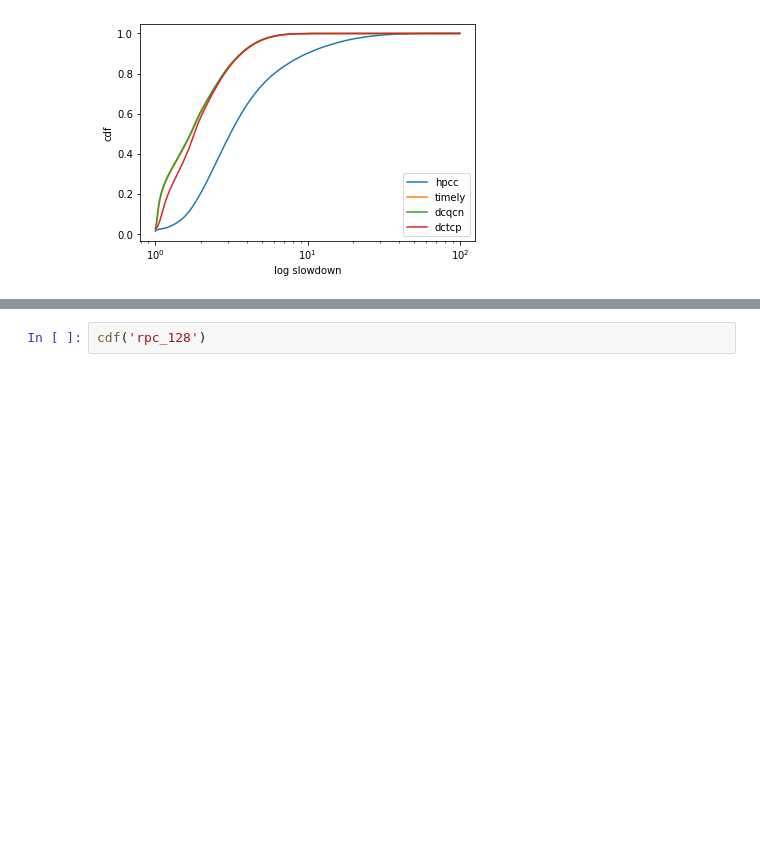
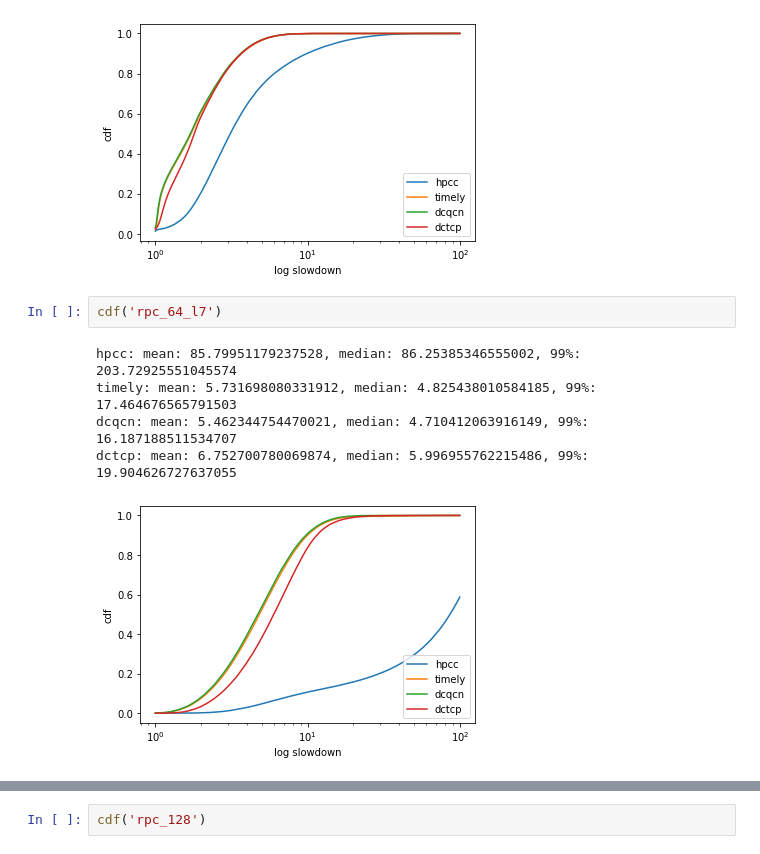
Before and after one commit to sakshamagarwals/High-Precision-Congestion-Control, a Jupyter notebook: visualizations/slowdown.ipynb, the cells around one changed output, grey strips where cells are left out. Saved outputs shown, nothing was run; the diff lists cells and outputs as text; blank space fills up the shorter version.

```diff
--- a/visualizations/slowdown.ipynb
+++ b/visualizations/slowdown.ipynb
@@ -158,3 +166,11 @@ timely: mean: 2.0836797713610435, median: 1.7154986384421724, 99%: 6.47176694240
 dcqcn: mean: 2.059259238362533, median: 1.6978369213379232, 99%: 6.370870369418897
 dctcp: mean: 2.1455376811771054, median: 1.8012382469300725, 99%: 6.3857704362123
 [figure]
+# %%
+cdf('rpc_64_l7')
+# %% [output]
+hpcc: mean: 85.79951179237528, median: 86.25385346555002, 99%: 203.72925551045574
+timely: mean: 5.731698080331912, median: 4.825438010584185, 99%: 17.464676565791503
+dcqcn: mean: 5.462344754470021, median: 4.710412063916149, 99%: 16.187188511534707
+dctcp: mean: 6.752700780069874, median: 5.996955762215486, 99%: 19.904626727637055
+[figure, added]
```
Also changed, not shown: parts of 11 cells of this notebook, 14 other files.
